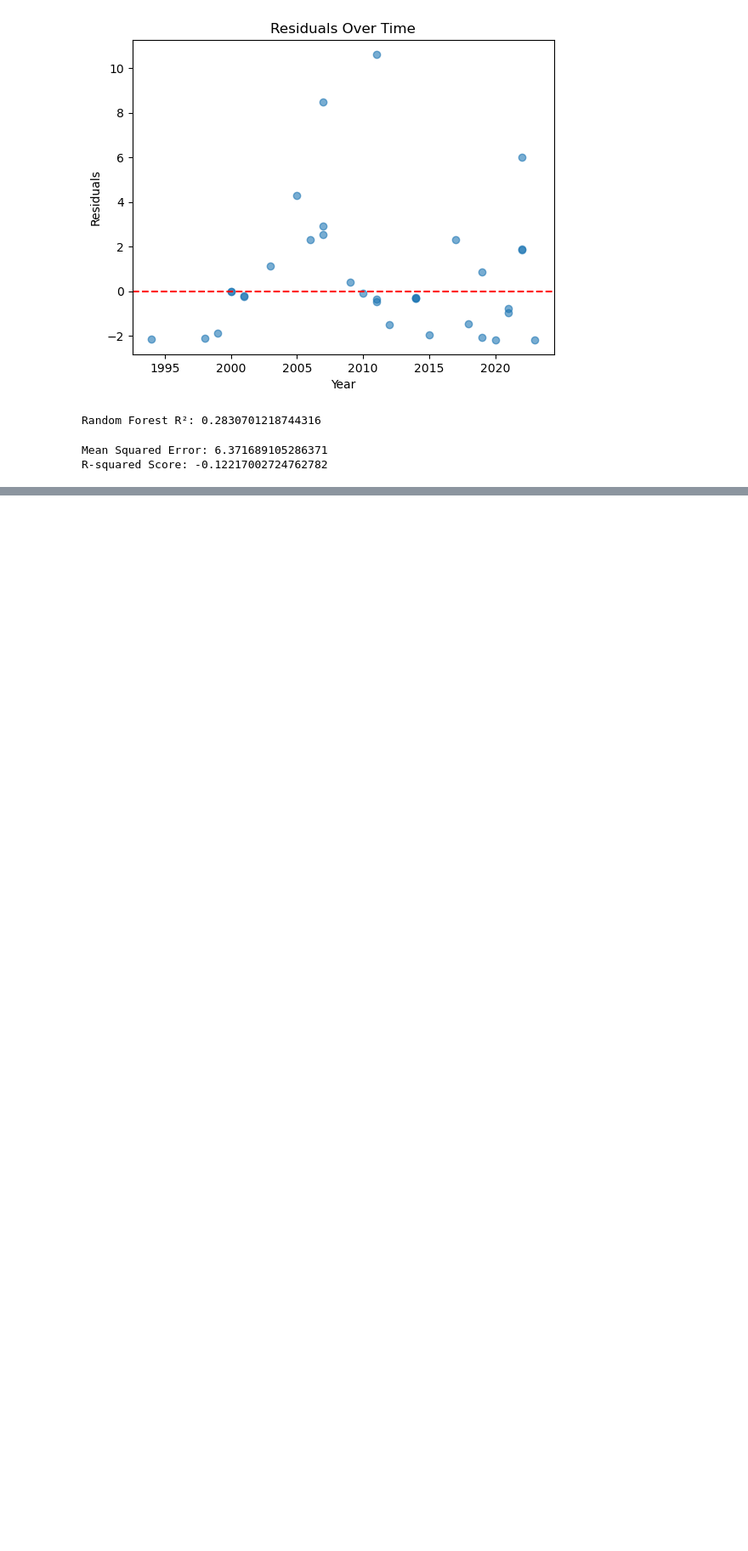
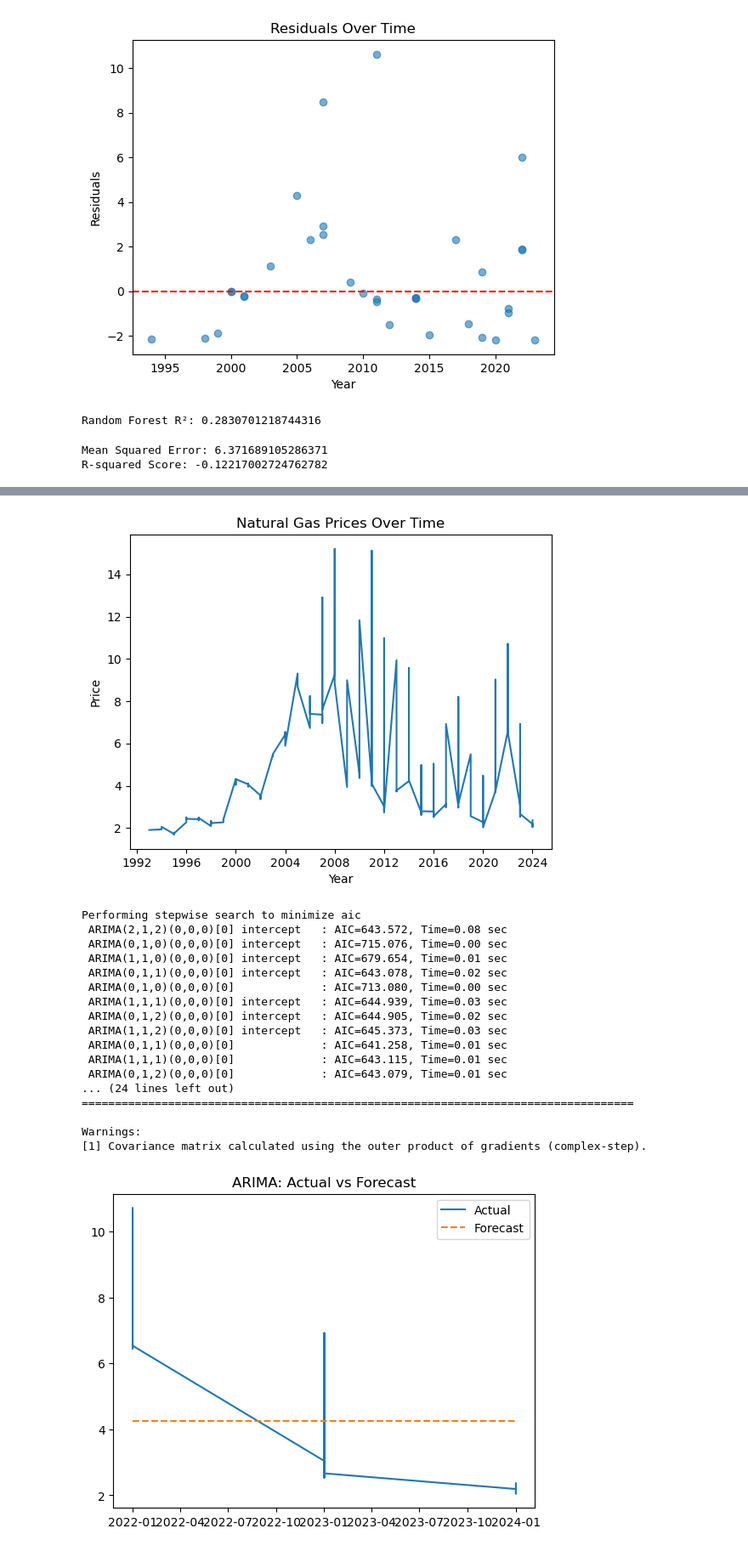
Before and after one commit to AbhigyanD/OilPrice, a Jupyter notebook: notebooks/analysis.ipynb, the cells around one changed output, grey strips where cells are left out. Shown at 85% size. Saved outputs shown, nothing was run; the diff lists cells and outputs as text; code cells hidden in the pictures; blank space fills up the shorter version.

```diff
--- a/notebooks/analysis.ipynb
+++ b/notebooks/analysis.ipynb
@@ -273,0 +314,59 @@ ValueError: Length of values (1) does not match length of index (7)
+# %%
+# Install necessary library
+!pip install pmdarima
+
+import pandas as pd
+import matplotlib.pyplot as plt
+from statsmodels.tsa.arima.model import ARIMA
+from pmdarima import auto_arima
+
+# Load the dataset
+data = pd.read_csv("../data/raw/natural_gas_prices.csv")
+
+# Ensure the 'period' column is a datetime type and sort by time
+data['period'] = pd.to_datetime(data['period'], format='%Y')
+data.sort_values(by='period', inplace=True)
+
+# Set the 'period' column as the index
+data.set_index('period', inplace=True)
+
+# Plot the time series
+plt.plot(data.index, data['value'])
+plt.title("Natural Gas Prices Over Time")
+plt.xlabel("Year")
+plt.ylabel("Price")
+plt.show()
+
+# Perform a train-test split (last 10% of data for testing)
+train_size = int(len(data) * 0.9)
+train, test = data.iloc[:train_size], data.iloc[train_size:]
+
+# Auto ARIMA to find the best parameters
+auto_model = auto_arima(
+    train['value'],
+    seasonal=False,
+    trace=True,
+    suppress_warnings=True,
+    stepwise=True
+)
+print(auto_model.summary())
+
+# Train the ARIMA model with the selected parameters
+arima_model = ARIMA(train['value'], order=auto_model.order)
+arima_model_fit = arima_model.fit()
+
+# Forecast for the test period
+forecast = arima_model_fit.forecast(steps=len(test))
+
+# Plot actual vs forecast
+plt.plot(test.index, test['value'], label='Actual')
+plt.plot(test.index, forecast, label='Forecast', linestyle='--')
+plt.legend()
+plt.title("ARIMA: Actual vs Forecast")
+plt.show()
+
+# Evaluate the model
+from sklearn.metrics import mean_squared_error
+mse = mean_squared_error(test['value'], forecast)
+print(f"Mean Squared Error: {mse}")
+# %% [output]
@@ -273,0 +390,19 @@ ValueError: Length of values (1) does not match length of index (7)
+[figure, added]
+Performing stepwise search to minimize aic
+ ARIMA(2,1,2)(0,0,0)[0] intercept   : AIC=643.572, Time=0.08 sec
+ ARIMA(0,1,0)(0,0,0)[0] intercept   : AIC=715.076, Time=0.00 sec
+ ARIMA(1,1,0)(0,0,0)[0] intercept   : AIC=679.654, Time=0.01 sec
+ ARIMA(0,1,1)(0,0,0)[0] intercept   : AIC=643.078, Time=0.02 sec
+ ARIMA(0,1,0)(0,0,0)[0]             : AIC=713.080, Time=0.00 sec
+ ARIMA(1,1,1)(0,0,0)[0] intercept   : AIC=644.939, Time=0.03 sec
+ ARIMA(0,1,2)(0,0,0)[0] intercept   : AIC=644.905, Time=0.02 sec
+ ARIMA(1,1,2)(0,0,0)[0] intercept   : AIC=645.373, Time=0.03 sec
+ ARIMA(0,1,1)(0,0,0)[0]             : AIC=641.258, Time=0.01 sec
+ ARIMA(1,1,1)(0,0,0)[0]             : AIC=643.115, Time=0.01 sec
+ ARIMA(0,1,2)(0,0,0)[0]             : AIC=643.079, Time=0.01 sec
+... (24 lines left out)
+===================================================================================
+
+Warnings:
+[1] Covariance matrix calculated using the outer product of gradients (complex-step).
+[figure, added]
```
Also changed, not shown: parts of 6 cells of this notebook.
